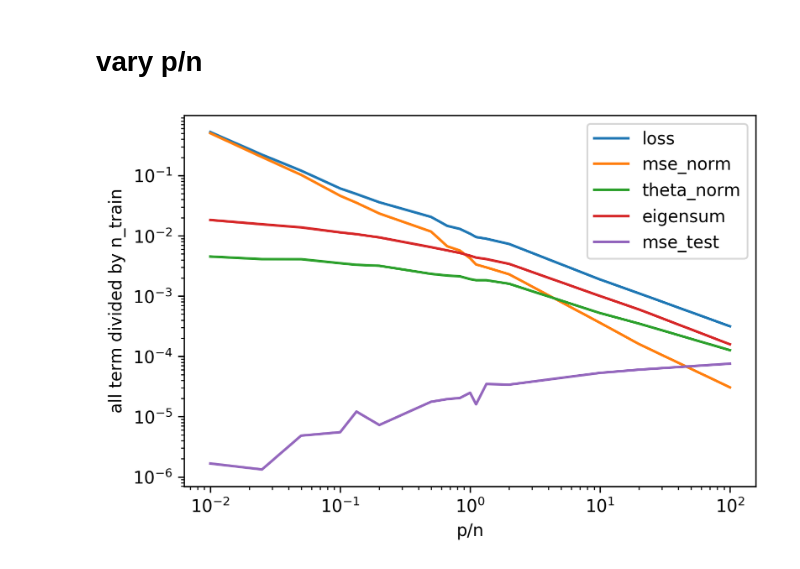
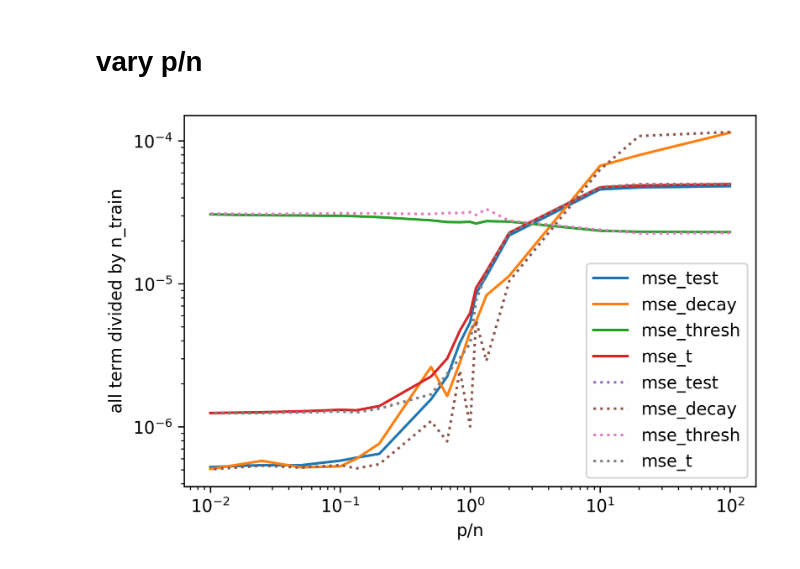
Before and after one commit to csinva/mdl-complexity, a Jupyter notebook: analyze_transfer.ipynb, the cells around one changed output. Saved outputs shown, nothing was run; the diff lists cells and outputs as text; code cells hidden in the pictures.

```diff
--- a/analyze_transfer.ipynb
+++ b/analyze_transfer.ipynb
@@ -78,13 +128,20 @@ def add_results(p, r):
 # vary p/n
 # %%
 n_train_over_num_features_list = np.array([1e-2, 5e-2, 1e-1, 0.5, 0.75, 0.9, 1,
-                                  1.2, 1.5, 2, 5, 7.5, 1e1, 2e1, 4e1, 1e2])
+                                           1.2, 1.5, 2, 5, 7.5, 1e1, 2e1, 4e1, 1e2])
 n = n_train_over_num_features_list.size
 r = {
     'mse_norm': np.zeros(n),
     'theta_norm': np.zeros(n),
     'eigensum': np.zeros(n),
     'mse_test': np.zeros(n),
+    'mse_decay': np.zeros(n),
+    'mse_thresh': np.zeros(n),
+    'mse_t': np.zeros(n),
+    'mse_test_cv': np.zeros(n),
+    'mse_decay_cv': np.zeros(n),
+    'mse_thresh_cv': np.zeros(n),
+    'mse_t_cv': np.zeros(n),
 }
 
 for i, n_train_over_num_features in tqdm(enumerate(n_train_over_num_features_list)):
@@ -96,17 +153,27 @@ r['loss_val'] = r['mse_norm'] + r['theta_norm'] + r['eigensum']
 # %%
 plt.figure(dpi=300)
 def norm(x):
     return x / n_train_over_num_features / p.num_features
-plt.plot(1/n_train_over_num_features_list, norm(r['loss_val']), label='loss')
-plt.plot(1/n_train_over_num_features_list, norm(r['mse_norm']), label='mse_norm')
-plt.plot(1/n_train_over_num_features_list, norm(r['theta_norm']), label='theta_norm')
-plt.plot(1/n_train_over_num_features_list, norm(r['eigensum']), label='eigensum')
+# plt.plot(1/n_train_over_num_features_list, norm(r['loss_val']), label='loss')
+# plt.plot(1/n_train_over_num_features_list, norm(r['mse_norm']), label='mse_norm')
+# plt.plot(1/n_train_over_num_features_list, norm(r['theta_norm']), label='theta_norm')
+# plt.plot(1/n_train_over_num_features_list, norm(r['eigensum']), label='eigensum')
+
 plt.plot(1/n_train_over_num_features_list, norm(r['mse_test']), label='mse_test')
+plt.plot(1/n_train_over_num_features_list, norm(r['mse_decay']), label='mse_decay')
+plt.plot(1/n_train_over_num_features_list, norm(r['mse_thresh']), label='mse_thresh')
+plt.plot(1/n_train_over_num_features_list, norm(r['mse_t']), label='mse_t')
+
+plt.plot(1/n_train_over_num_features_list, norm(r['mse_test_cv']), ':', label='mse_test')
+plt.plot(1/n_train_over_num_features_list, norm(r['mse_decay_cv']), ':', label='mse_decay')
+plt.plot(1/n_train_over_num_features_list, norm(r['mse_thresh_cv']), ':', label='mse_thresh')
+plt.plot(1/n_train_over_num_features_list, norm(r['mse_t_cv']), ':', label='mse_t')
+plt.xscale('log')
 plt.xscale('log')
 plt.yscale('log')
 plt.xlabel('p/n')
 plt.ylabel('all term divided by n_train')
 plt.legend()
 plt.show()
 # %% [output]
-[figure, old version]
+[figure, new version]
```
Also changed, not shown: parts of 2 cells of this notebook, 2 other files.
